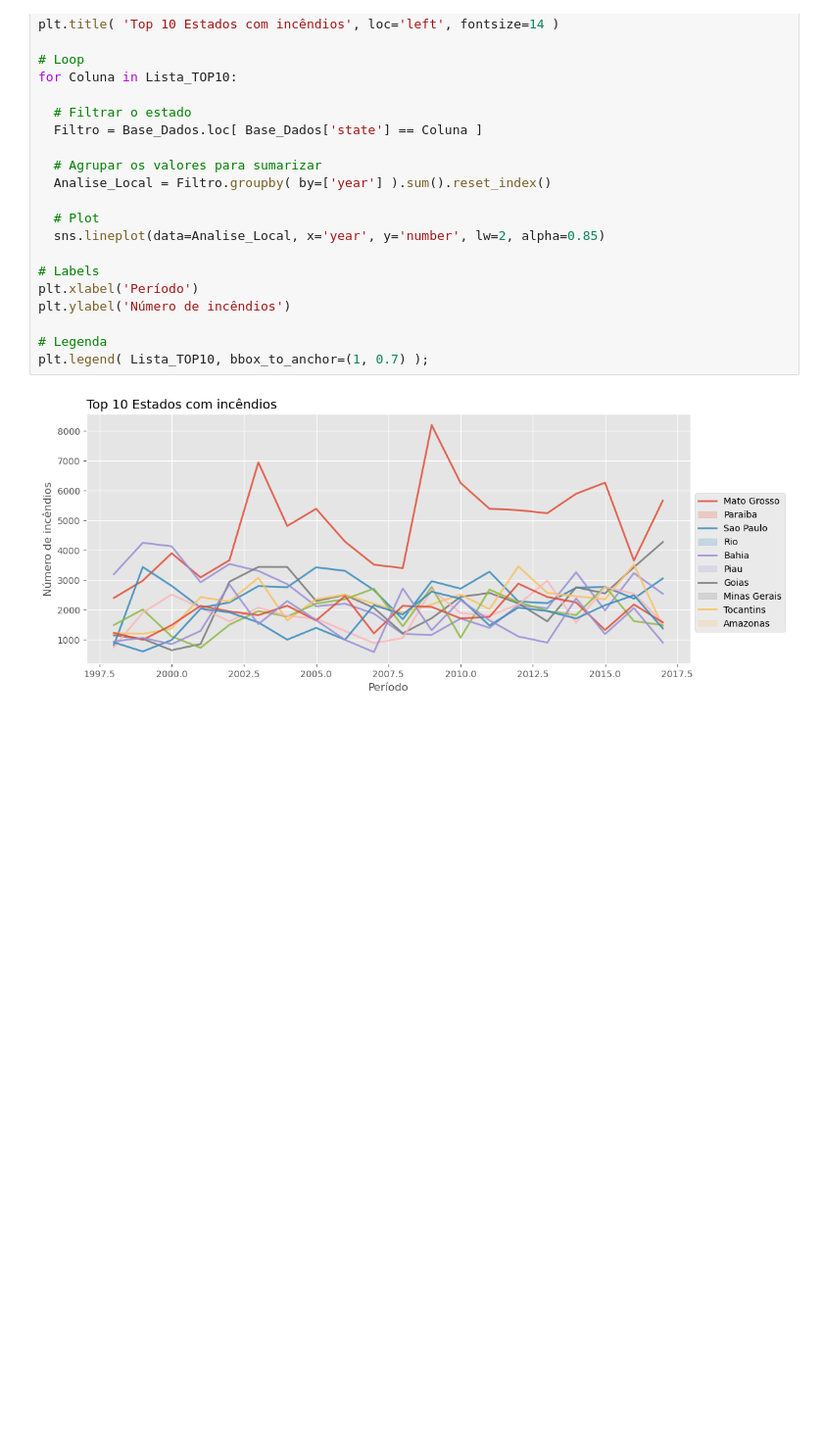
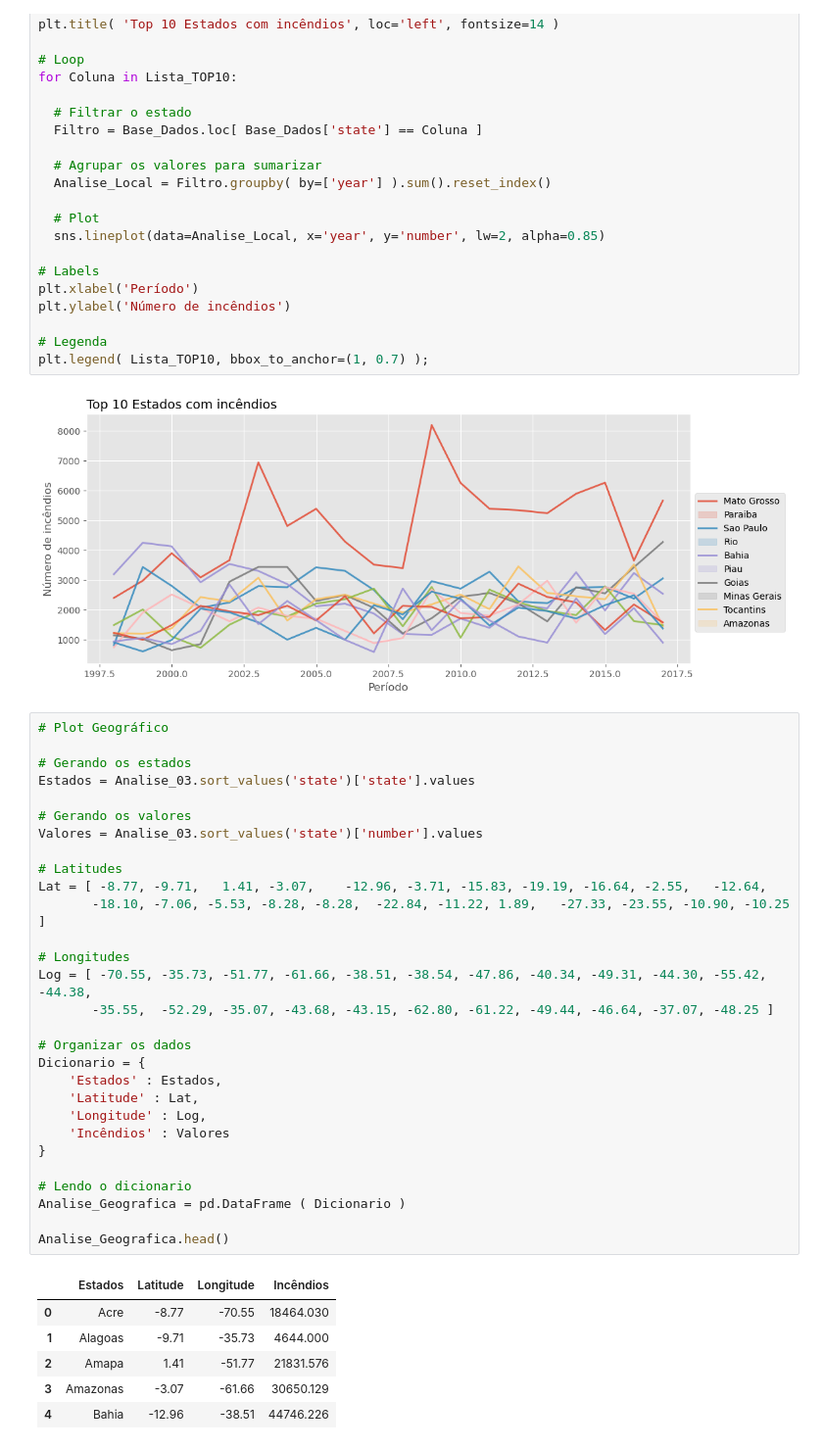
Before and after one commit to emersonmrd/python_para_analise_de_dados, a Jupyter notebook: Projeto - Incendios Florestais.ipynb, the cells around one changed output. Shown: that part at 98% size. Drawn from its saved outputs; the diff is of its cells as text; blank space fills up the shorter version.

```diff
--- a/Projeto - Incendios Florestais.ipynb
+++ b/Projeto - Incendios Florestais.ipynb
@@ -175,3 +175,39 @@ plt.ylabel('Número de incêndios')
 plt.legend( Lista_TOP10, bbox_to_anchor=(1, 0.7) );
 # %% [output]
 [figure]
+# %%
+# Plot Geográfico
+
+# Gerando os estados
+Estados = Analise_03.sort_values('state')['state'].values
+
+# Gerando os valores
+Valores = Analise_03.sort_values('state')['number'].values
+
+# Latitudes
+Lat = [ -8.77, -9.71,	1.41, -3.07,	-12.96, -3.71, -15.83, -19.19, -16.64, -2.55,	-12.64,
+       -18.10, -7.06, -5.53, -8.28, -8.28,	-22.84,	-11.22,	1.89,	-27.33,	-23.55,	-10.90,	-10.25 ]
+
+# Longitudes
+Log = [ -70.55,	-35.73,	-51.77,	-61.66,	-38.51,	-38.54,	-47.86,	-40.34,	-49.31,	-44.30,	-55.42,	-44.38,
+       -35.55,	-52.29,	-35.07,	-43.68,	-43.15,	-62.80,	-61.22,	-49.44,	-46.64,	-37.07,	-48.25 ]
+
+# Organizar os dados
+Dicionario = {
+    'Estados' : Estados,
+    'Latitude' : Lat,
+    'Longitude' : Log,
+    'Incêndios' : Valores
+}
+
+# Lendo o dicionario
+Analise_Geografica = pd.DataFrame ( Dicionario )
+
+Analise_Geografica.head()
+# %% [output]
+|  | Estados | Latitude | Longitude | Incêndios |
+| 0 | Acre | -8.77 | -70.55 | 18464.030 |
+| 1 | Alagoas | -9.71 | -35.73 | 4644.000 |
+| 2 | Amapa | 1.41 | -51.77 | 21831.576 |
+| 3 | Amazonas | -3.07 | -61.66 | 30650.129 |
+| 4 | Bahia | -12.96 | -38.51 | 44746.226 |
```
Also changed, not shown: parts of 1 cell of this notebook, 4 other files.
